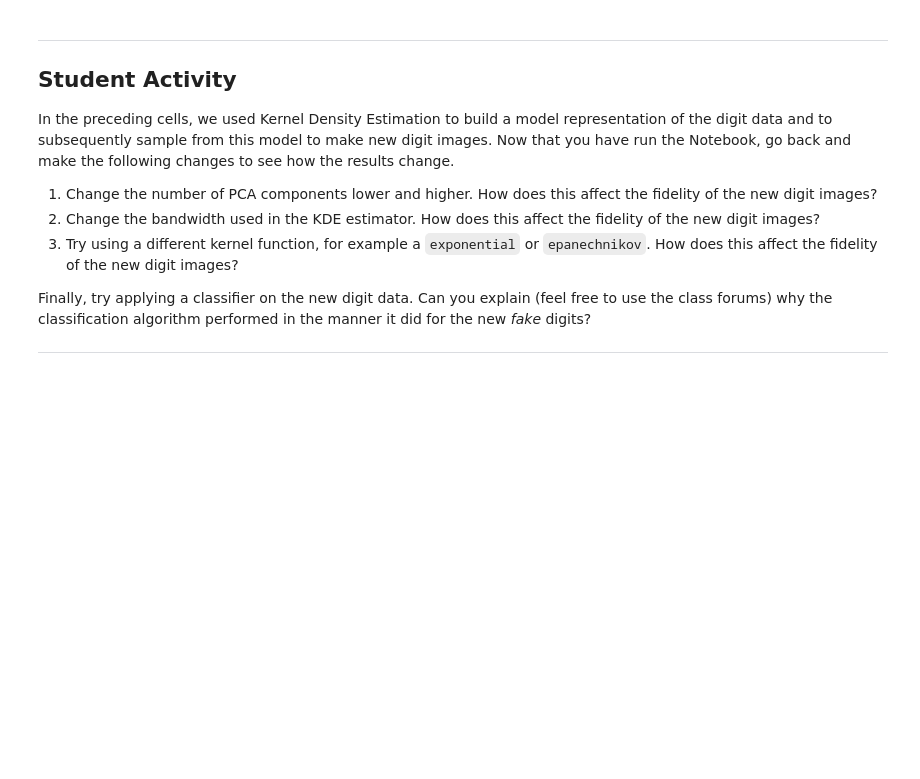
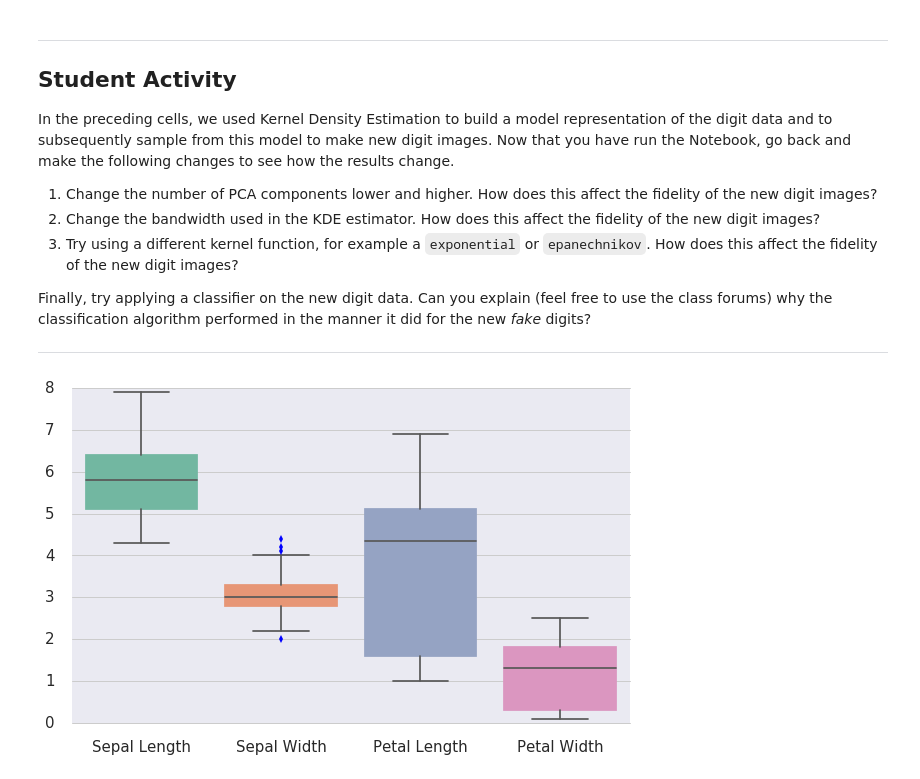
Before and after one commit to lcdm-uiuc/info490-sp16, a Jupyter notebook: Week6/notebooks/intro2pc.ipynb, the cells around one changed output. Cells and saved outputs as stored; diff of their text form; code cells hidden in the pictures; blank space fills up the shorter version.

```diff
--- a/Week6/notebooks/intro2pc.ipynb
+++ b/Week6/notebooks/intro2pc.ipynb
@@ -21,22 +26,3 @@ In this IPython Notebook, we explore several practical concepts that relate to r
 Other topics?
 
 -----
-# %%
-# Set up Notebook
-
-% matplotlib inline
-
-# Standard imports
-import numpy as np
-import pandas as pd
-import matplotlib.pyplot as plt
-import seaborn as sns
-
-# We do this to ignore several specific Pandas warnings
-import warnings
-warnings.filterwarnings("ignore")
-
-sns.set(style="white")
-
-# Load the Iris Data
-iris = sns.load_dataset("iris")
@@ -623,0 +65,11 @@ algorithm performed in the  manner it did for the new _fake_ digits?
+# %%
+iris = sns.load_dataset('iris')
+# Make a box plot to show distributions
+fig, axs = plt.subplots(figsize=(10,6))
+sns.set(style="white", font_scale=1.5)
+
+iris.columns = ['Sepal Length', 'Sepal Width', 'Petal Length', 'Petal Width', 'Species']
+sns.boxplot(data=iris, orient="v", palette="Set2", ax=axs)
+sns.despine(offset=10)
+# %% [output]
+[figure, added]
```
Also changed, not shown: parts of 45 cells of this notebook, 3 other files.
